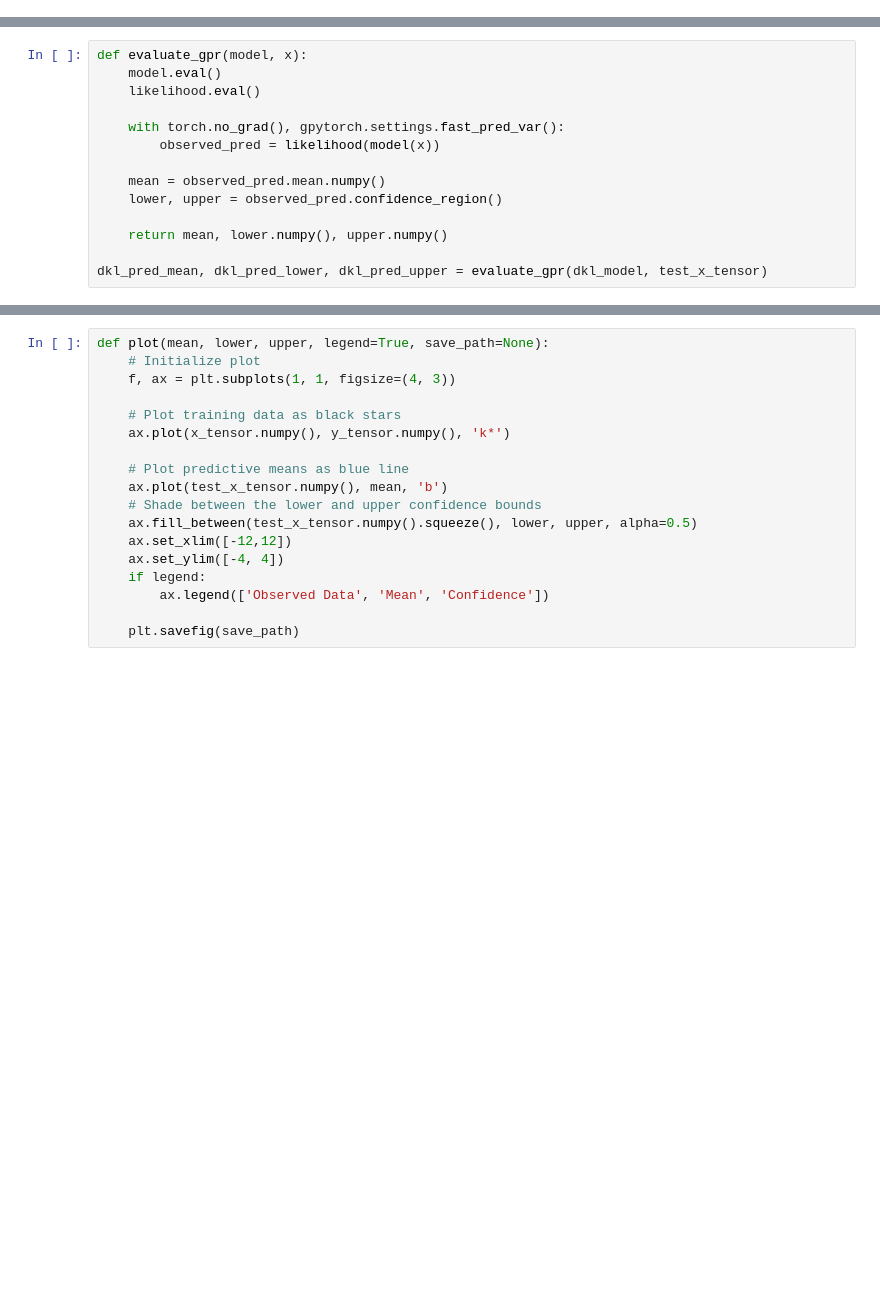
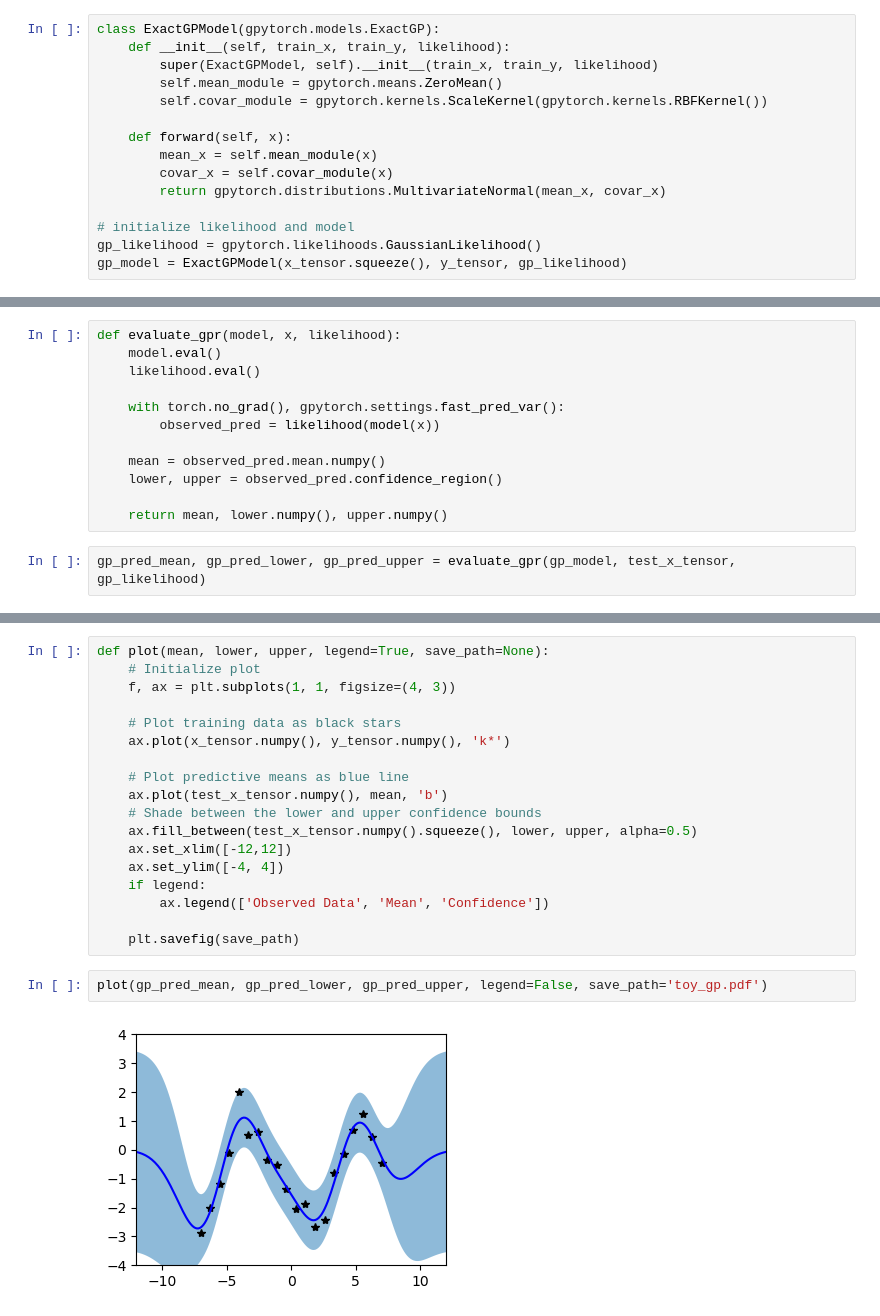
Before and after one commit to warrenzha/dak2bnn, a Jupyter notebook: examples/notebooks/2_DKL_example.ipynb, the cells around one changed output, grey strips where cells are left out. Drawn from its saved outputs; the diff is of its cells as text; blank space fills up the shorter version.

```diff
--- a/examples/notebooks/2_DKL_example.ipynb
+++ b/examples/notebooks/2_DKL_example.ipynb
@@ -27,6 +27,21 @@ train_y = np.random.multivariate_normal(np.zeros(num_samples), train_x_cov) + 0.
 
 x_tensor = torch.tensor(train_x, dtype=torch.float32).view(-1, 1)
 y_tensor = torch.tensor(train_y, dtype=torch.float32)
+# %%
+class ExactGPModel(gpytorch.models.ExactGP):
+    def __init__(self, train_x, train_y, likelihood):
+        super(ExactGPModel, self).__init__(train_x, train_y, likelihood)
+        self.mean_module = gpytorch.means.ZeroMean()
+        self.covar_module = gpytorch.kernels.ScaleKernel(gpytorch.kernels.RBFKernel())
+
+    def forward(self, x):
+        mean_x = self.mean_module(x)
+        covar_x = self.covar_module(x)
+        return gpytorch.distributions.MultivariateNormal(mean_x, covar_x)
+
+# initialize likelihood and model
+gp_likelihood = gpytorch.likelihoods.GaussianLikelihood()
+gp_model = ExactGPModel(x_tensor.squeeze(), y_tensor, gp_likelihood)
 # %%
 class DNN(nn.Module):
     def __init__(self, input_dim, output_dim):
@@ -175,7 +260,7 @@ test_y = np.random.multivariate_normal(np.zeros(num_samples), test_x_cov) + 0.1
 test_x_tensor = torch.tensor(test_x, dtype=torch.float32).view(-1, 1)
 test_y_tensor = torch.tensor(test_y, dtype=torch.float32)
 # %%
-def evaluate_gpr(model, x):
+def evaluate_gpr(model, x, likelihood):
     model.eval()
     likelihood.eval()
 
@@ -186,5 +271,5 @@ def evaluate_gpr(model, x):
     lower, upper = observed_pred.confidence_region()
 
     return mean, lower.numpy(), upper.numpy()
-
-dkl_pred_mean, dkl_pred_lower, dkl_pred_upper = evaluate_gpr(dkl_model, test_x_tensor)
+# %%
+gp_pred_mean, gp_pred_lower, gp_pred_upper = evaluate_gpr(gp_model, test_x_tensor, gp_likelihood)
@@ -225,5 +319,9 @@ def plot(mean, lower, upper, legend=True, save_path=None):
         ax.legend(['Observed Data', 'Mean', 'Confidence'])
 
     plt.savefig(save_path)
+# %%
+plot(gp_pred_mean, gp_pred_lower, gp_pred_upper, legend=False, save_path='toy_gp.pdf')
+# %% [output]
+[figure, added]
 # %%
 plot(dkl_pred_mean, dkl_pred_lower, dkl_pred_upper, legend=False, save_path='toy_dkl.pdf')
```
Also changed, not shown: parts of 15 cells of this notebook.
